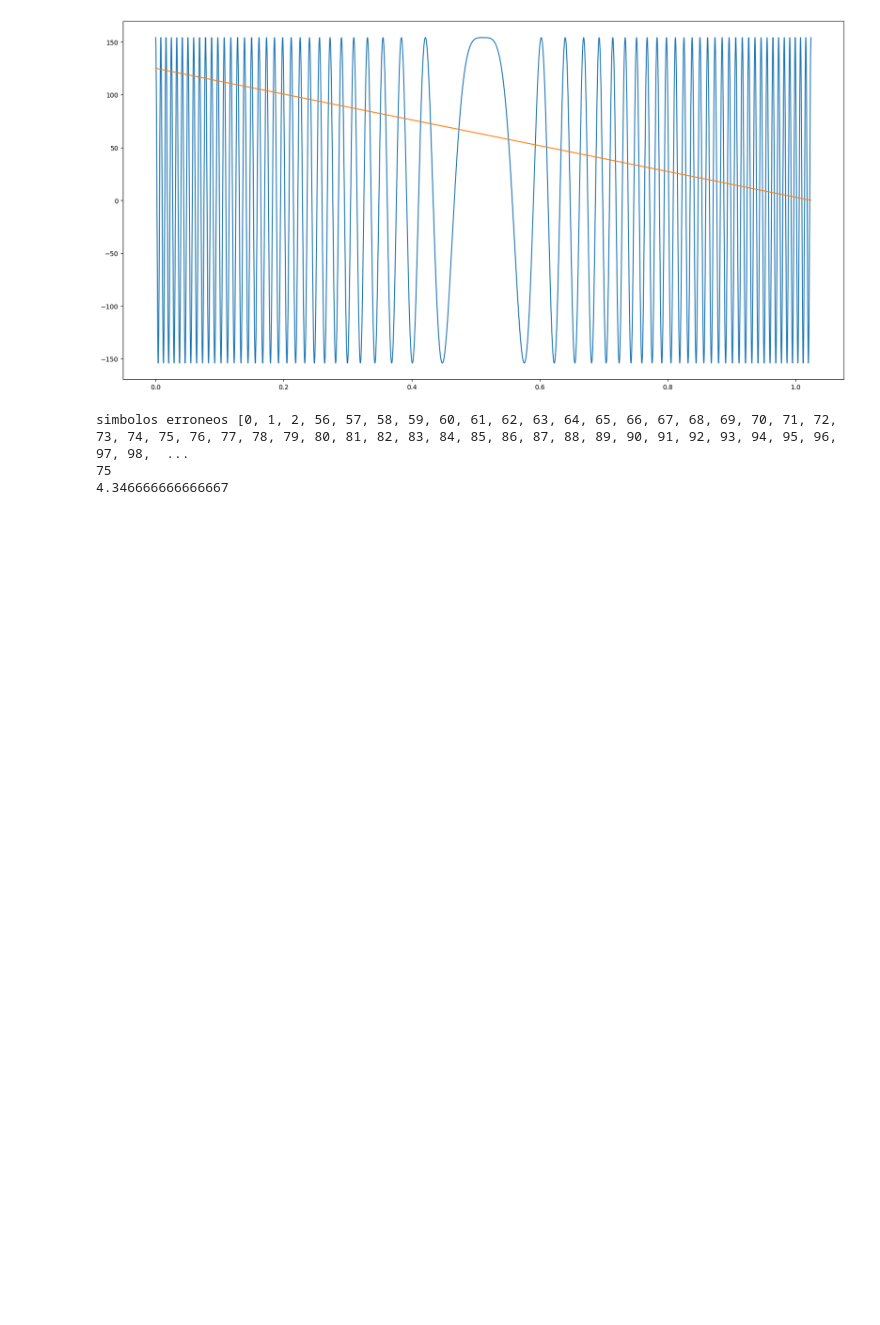
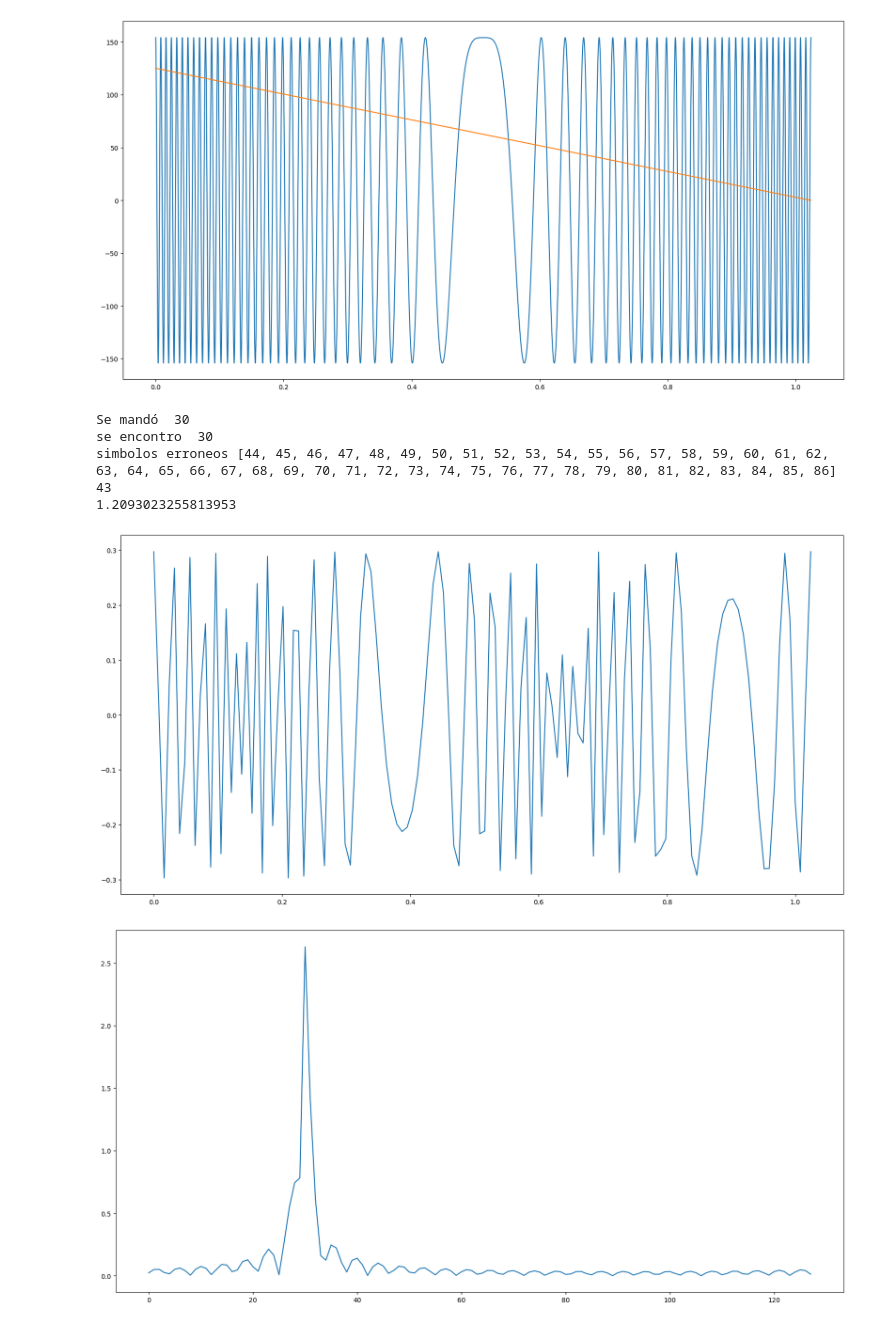
Before and after one commit to stefaema/LoRaSimulator, a Jupyter notebook: prototype.ipynb, the cells around one changed output. Drawn from its saved outputs; the diff is of its cells as text; code cells hidden in the pictures; blank space fills up the shorter version.

```diff
--- a/prototype.ipynb
+++ b/prototype.ipynb
@@ -78,13 +78,6 @@ class LoraModulator:
         self.__samples_per_symbol = int(self.__chips_number * resolution_between_chips)
         self.__sampling_period = self.__symbol_duration / self.__samples_per_symbol
         self.__frequency_slope = (bandwidth ** 2) / self.__chips_number
-
-
-    # temp
-    def validate(self):
-        assert self.__spreading_factor in [7, 8, 9, 10, 11, 12]
-        assert self.__bandwidth in [125, 250, 500]
-        assert self.resolution_between_chips in [4, 8]
 
     def generate_frequency_evolution_across_time(self, symbols, return_only_offset_time_axis= True):
 
@@ -114,11 +107,11 @@ class LoraModulator:
                 symbol_time_axis = symbol_time_axis[:quarter_cycle_max_index]
 
             # Not using chips number due to theorical reasons (equivalent in value, not in meaning)
-            y_intercept = symbol * ( self.__bandwidth / (2**self.__spreading_factor-1) )
+            y_intercept = symbol * ( self.__bandwidth / (2**self.__spreading_factor) )
 
 
             for i in range(len(symbol_time_axis)):
-                instantaneous_frequency = y_intercept + current_slope * (symbol_time_axis[i] - current_offset)
+                instantaneous_frequency = y_intercept + current_slope * (symbol_time_axis[i] - current_offset) % self.bandwidth
 
                 if instantaneous_frequency > self.__bandwidth:
                     # Not necesarry to take into account multiples of bandwidth, as the duration of the chirp is limited
@@ -286,7 +245,7 @@ class LoraDemodulator:
         # Slope of the downchirp, defined by the bandwidth and the time duration of each symbol
         slope = - (self.bandwidth**2) /chips_number
 
-        y_intercept = (2**self.spreading_factor - 1)*np.abs(self.bandwidth)/(2**self.spreading_factor-1)
+        y_intercept = (2**self.spreading_factor - 1)*np.abs(self.bandwidth)/(2**self.spreading_factor)
 
         # Frequency evolution of the chirp signal
         symbol_frequency_evolution = []
@@ -298,7 +257,7 @@ class LoraDemodulator:
         for i in range(len(symbol_time_axis)):
 
             # Instantaneous frequency of the chirp signal, taking into account the bounds from the bandwidth by using the modulo operator
-            instantaneous_frequency = ( y_intercept + slope * symbol_time_axis[i] )
+            instantaneous_frequency = ( y_intercept + slope * symbol_time_axis[i] )% self.bandwidth
 
             symbol_frequency_evolution.append(instantaneous_frequency)
 
@@ -324,30 +283,41 @@ class LoraDemodulator:
 # %%
 l_mod = LoraModulator(7, 125, 1)
 
 l_demod = LoraDemodulator(7, 125, 1)
 
 
 possible_symbols = [i for i in range(2**7)]
 
 not_quite_good_symbols = []
 good_symbols = []
 errors = []
 for symbol in possible_symbols:
     s = l_mod.modulate_symbols([symbol])[1]
     observed_symbol = np.argmax(l_demod.demodulate_symbol(s))
     if observed_symbol != symbol:
         not_quite_good_symbols.append(symbol)
         errors.append(np.abs(observed_symbol-symbol))
     else:
         good_symbols.append(symbol)
 
+print("Se mandó ", 30)
+t, s = l_mod.modulate_symbols([30])
+fft = l_demod.demodulate_symbol(s)
+plt.figure(figsize=(20,10))
+plt.plot(t, s)
 
-
+plt.figure(figsize=(20,10))
+plt.plot(np.abs(fft))
+print("se encontro ",np.argmax(fft))
 
 print("simbolos erroneos",not_quite_good_symbols)
 print(len(not_quite_good_symbols))
 print(np.sum(errors)/len(errors))
 # %% [output]
-simbolos erroneos [0, 1, 2, 56, 57, 58, 59, 60, 61, 62, 63, 64, 65, 66, 67, 68, 69, 70, 71, 72, 73, 74, 75, 76, 77, 78, 79, 80, 81, 82, 83, 84, 85, 86, 87, 88, 89, 90, 91, 92, 93, 94, 95, 96, 97, 98,  ...
-75
-4.346666666666667
+Se mandó  30
+se encontro  30
+simbolos erroneos [44, 45, 46, 47, 48, 49, 50, 51, 52, 53, 54, 55, 56, 57, 58, 59, 60, 61, 62, 63, 64, 65, 66, 67, 68, 69, 70, 71, 72, 73, 74, 75, 76, 77, 78, 79, 80, 81, 82, 83, 84, 85, 86]
+43
+1.2093023255813953
+[figure, added]
+[figure, added]
```
Also changed, not shown: parts of 3 cells of this notebook.
